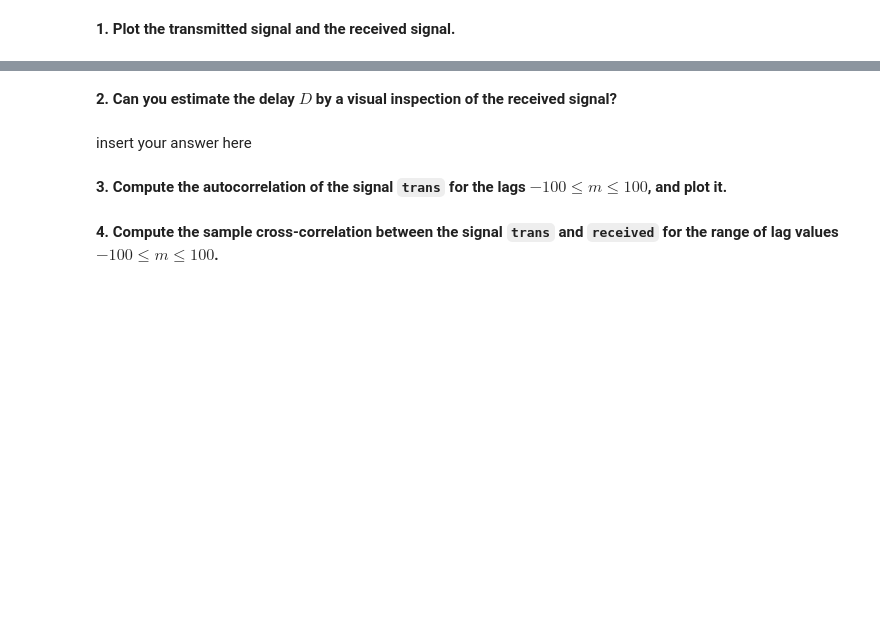
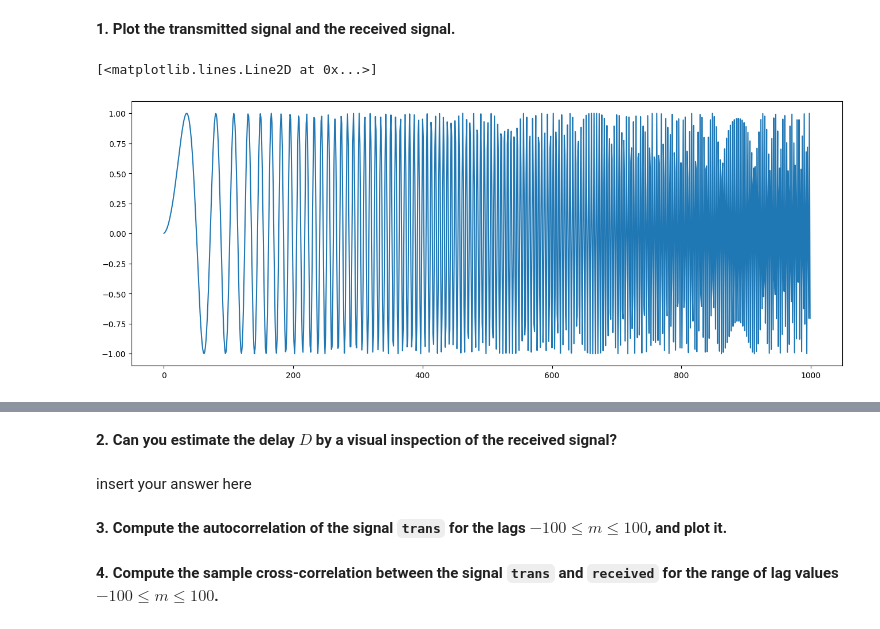
Before and after one commit to cdavin2/dsp_lab07b, a Jupyter notebook: lab07b_final_report.ipynb, the cells around one changed output, grey strips where cells are left out. Cells and saved outputs as stored; diff of their text form; code cells hidden in the pictures; blank space fills up the shorter version.

```diff
--- a/lab07b_final_report.ipynb
+++ b/lab07b_final_report.ipynb
@@ -348,3 +361,7 @@ trans, received = np.array(trans), np.array(received)
 **1. Plot the transmitted signal and the received signal.**
 # %%
 # insert your code here
+plt.plot(trans)
+# %% [output]
+[<matplotlib.lines.Line2D at 0x...>]
+[figure, added]
```
Also changed, not shown: parts of 30 cells of this notebook.
